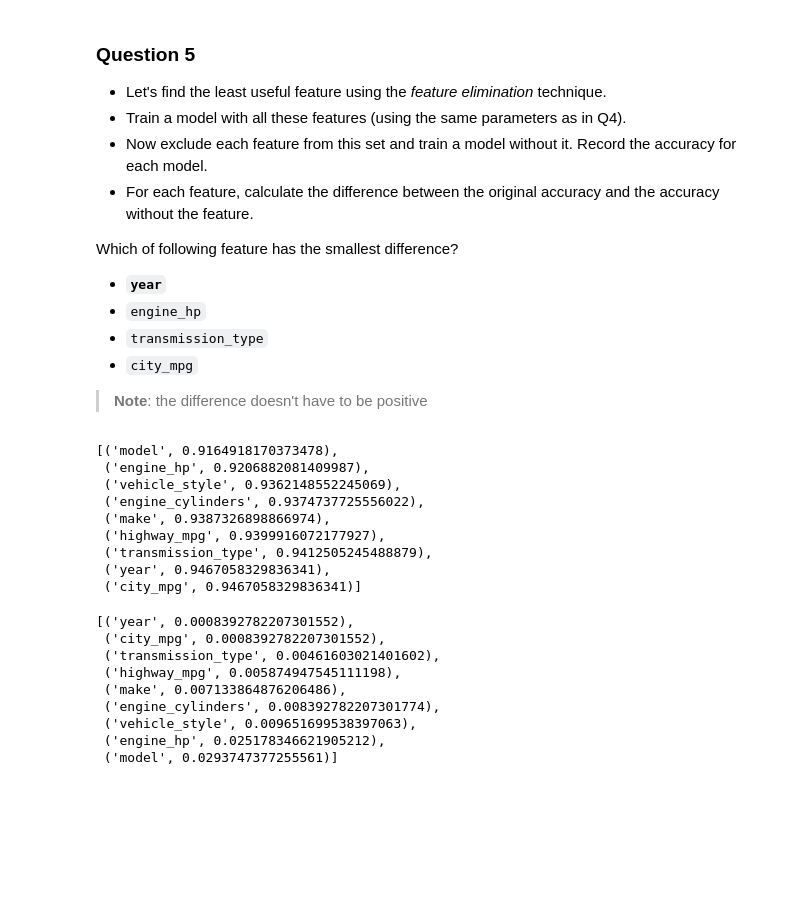
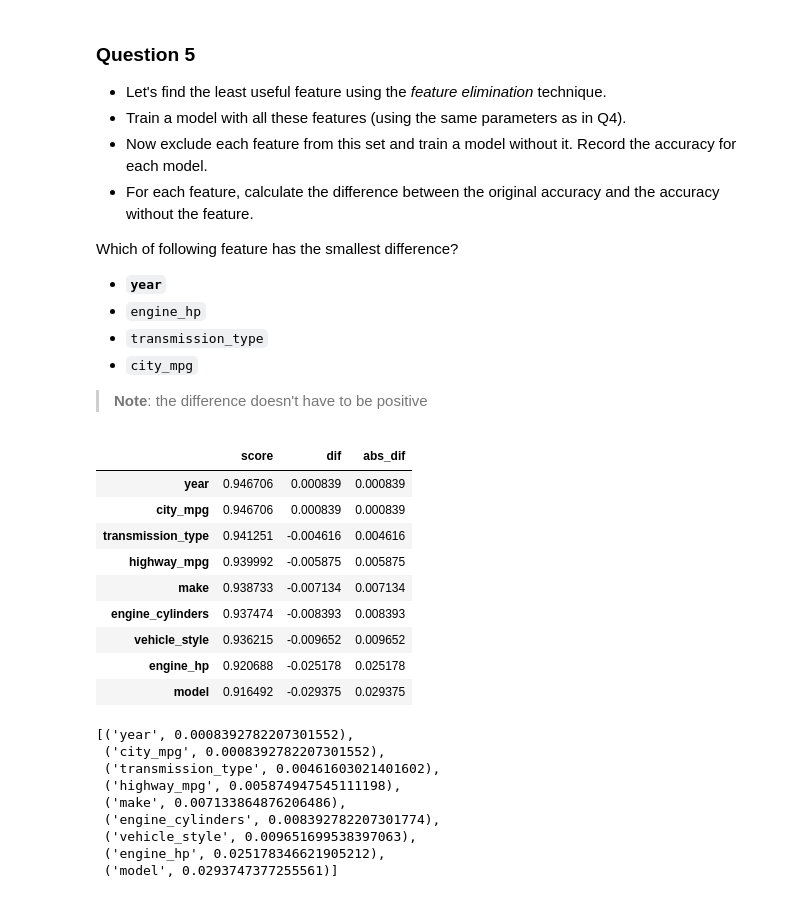
Before and after one commit to ai2ys/mlzoomcamp, a Jupyter notebook: homework/03-classification/homework.ipynb, the cells around one changed output. Saved outputs shown, nothing was run; the diff lists cells and outputs as text; code cells hidden in the pictures; blank space fills up the shorter version.

```diff
--- a/homework/03-classification/homework.ipynb
+++ b/homework/03-classification/homework.ipynb
@@ -344,27 +344,11 @@ What accuracy did you get?
 - 0.84
 - **0.95**
 # %%
-def dataframe_ohe(df_train, df_test):
-    vectorizer = DictVectorizer(sparse=False)
-
+def dataframe_ohe(df_train, df_test, sparse=False):
+    vectorizer = DictVectorizer(sparse=sparse)
     ohe_data_train = vectorizer.fit_transform(df_train.to_dict(orient='records'))
-    df_encoded_train = pd.DataFrame(ohe_data_train, columns=vectorizer.get_feature_names_out())
-    #print(vectorizer.get_feature_names_out().shape)
-
     ohe_data_test = vectorizer.transform(df_test.to_dict(orient='records'))
-    df_encoded_test = pd.DataFrame(ohe_data_test, columns=vectorizer.get_feature_names_out())
-
-    # retrieving missing columns
-    missing_columns = set(df_encoded_train) ^ set(df_encoded_test)
-    if len(missing_columns) > 0:
-        print(f"missing_columns: {missing_columns}")
-
-        all_columns = set(df_encoded_train) | set(df_encoded_test)
-        all_columns = sorted(all_columns, reverse=False)
-        df_encoded_train = df_encoded_train.reindex(columns=all_columns, fill_value=0)
-        df_encoded_test = df_encoded_test.reindex(columns=all_columns, fill_value=0)
-
-    return df_encoded_train, df_encoded_test
+    return ohe_data_train, ohe_data_test
 
 def split_X_y(df, drop_cols=['price', 'above_average'], y_col='above_average'):
     X = df.drop(columns=drop_cols)
@@ -375,12 +359,12 @@ def split_X_y(df, drop_cols=['price', 'above_average'], y_col='above_average'):
 # %%
 X_train, y_train = split_X_y(df_train)
 X_val, y_val = split_X_y(df_val)
-df_ohe_train, df_ohe_val = dataframe_ohe(X_train, X_val)
+ohe_train, ohe_val = dataframe_ohe(X_train, X_val)
 # %%
 
 model = LogisticRegression(solver="liblinear", C=1.0, max_iter=1000, random_state=42)
-model.fit(df_ohe_train, y_train)
-y_pred_val = model.predict(df_ohe_val)
+model.fit(ohe_train, y_train)
+y_pred_val = model.predict(ohe_val)
 
 accuracy = accuracy_score(y_val, y_pred_val)
 # %% [markdown]
@@ -413,23 +397,28 @@ X_val, y_val = split_X_y(df_val)
 accuracy_orig = accuracy
 accuracy_without_feature = {}
 for feature in X_train.columns:
-    df_ohe_train, df_ohe_val = dataframe_ohe(X_train.drop(columns=feature), X_val.drop(columns=feature))
+    ohe_train, ohe_val = dataframe_ohe(X_train.drop(columns=feature), X_val.drop(columns=feature))
     model = LogisticRegression(solver="liblinear", C=1.0, max_iter=1000, random_state=42)
-    model.fit(df_ohe_train, y_train)
-    y_pred_val = model.predict(df_ohe_val)
+    model.fit(ohe_train, y_train)
+    y_pred_val = model.predict(ohe_val)
     accuracy_without_feature[feature] = accuracy_score(y_val, y_pred_val)
-# %%
-sorted(accuracy_without_feature.items(), key=lambda kv: kv[1], reverse=False)
-# %% [output]
-[('model', 0.9164918170373478),
- ('engine_hp', 0.9206882081409987),
- ('vehicle_style', 0.9362148552245069),
- ('engine_cylinders', 0.9374737725556022),
- ('make', 0.9387326898866974),
- ('highway_mpg', 0.9399916072177927),
- ('transmission_type', 0.9412505245488879),
- ('year', 0.9467058329836341),
- ('city_mpg', 0.9467058329836341)]
+# %%
+result = pd.DataFrame.from_dict(accuracy_without_feature, orient='index', columns=['score'])
+result['dif'] = result.score - accuracy_orig
+result['abs_dif'] = result.dif.abs()
+result.sort_values(by='abs_dif', ascending=True, inplace=True)
+result
+# %% [output]
+|  | score | dif | abs_dif |
+| year | 0.946706 | 0.000839 | 0.000839 |
+| city_mpg | 0.946706 | 0.000839 | 0.000839 |
+| transmission_type | 0.941251 | -0.004616 | 0.004616 |
+| highway_mpg | 0.939992 | -0.005875 | 0.005875 |
+| make | 0.938733 | -0.007134 | 0.007134 |
+| engine_cylinders | 0.937474 | -0.008393 | 0.008393 |
+| vehicle_style | 0.936215 | -0.009652 | 0.009652 |
+| engine_hp | 0.920688 | -0.025178 | 0.025178 |
+| model | 0.916492 | -0.029375 | 0.029375 |
 # %%
 diff = {k: np.abs(v-accuracy_orig) for k,v in accuracy_without_feature.items()}
 sorted(diff.items(), key=lambda kv: kv[1], reverse=False)
```
Also changed, not shown: parts of 4 cells of this notebook.
